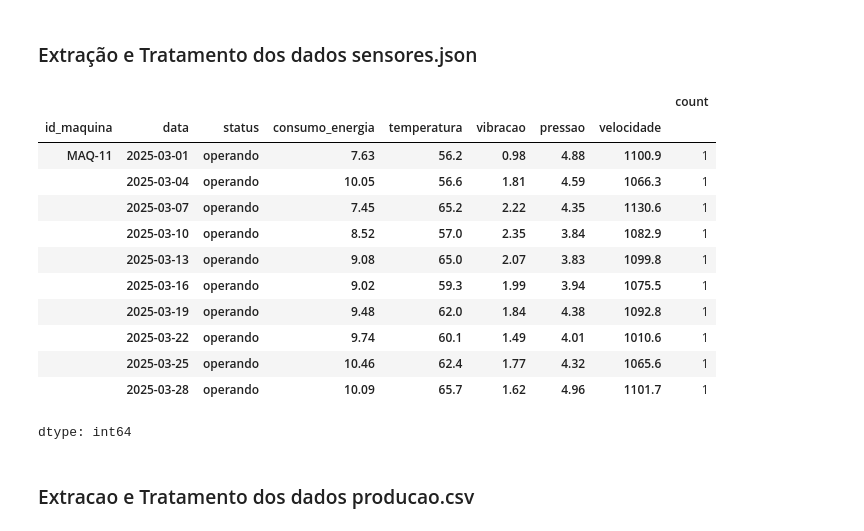
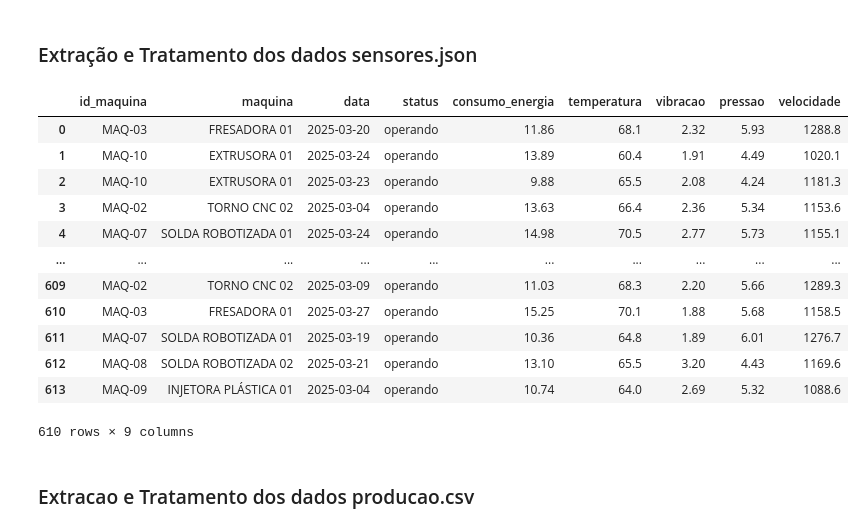
Before and after one commit to cirobezerradev/projeto-tecfor-industrial, a Jupyter notebook: Análise_de_Dados_Industriais.ipynb, the cells around one changed output. Drawn from its saved outputs; the diff is of its cells as text; code cells hidden in the pictures.

```diff
--- a/Análise_de_Dados_Industriais.ipynb
+++ b/Análise_de_Dados_Industriais.ipynb
@@ -45,44 +45,46 @@ cod_maquina = {
 # %%
 df_sensores = pd.read_json('/content/sensores.json')
 df_medicoes = pd.DataFrame(dict(df_sensores['medicoes'])).T
 
 df_sensores = df_sensores.drop(columns=['medicoes'], axis=1)
 
 df_sensores = pd.concat([df_sensores, df_medicoes], axis=1)
 
 # O df_sensores apresentou inconsistencia na quantidade de registro da serie 'temperaturas'
 # Etapa 1 verificar a quantidade de registos nulos
 # print(df_sensores.isna().sum())
 # Verificado 6 registros nulos
 # Etapa 2 substituir os valores nulos pela mediana
 df_sensores['temperatura'] = df_sensores['temperatura'].fillna(df_sensores['temperatura'].median())
 
 # Verificar duplicados
 # print(f'Duplicados: {df_sensores.duplicated().sum()}')
 # verificado 4 duplicados
 # Etapa 3 excluir duplicados
 df_sensores = df_sensores.drop_duplicates()
 # converter para datetime e padronizar o formato para futuro merge
 df_sensores['timestamp'] = pd.to_datetime(df_sensores['timestamp']).dt.strftime('%Y-%m-%d')
 # renomear a coluna timestamp para data
 df_sensores = df_sensores.rename(columns={'timestamp': 'data'})
 df_sensores['data'] = pd.to_datetime(df_sensores['data'])
 
-df_sensores[df_sensores['id_maquina']== 'MAQ-11'].value_counts()
+df_sensores.insert(1, 'maquina', df_sensores['id_maquina'].map(cod_maquina))
+
+df_sensores
 # %% [output]
-|  |  |  |  |  |  |  |  | count |
-| id_maquina | data | status | consumo_energia | temperatura | vibracao | pressao | velocidade |  |
-| MAQ-11 | 2025-03-01 | operando | 7.63 | 56.2 | 0.98 | 4.88 | 1100.9 | 1 |
-|  | 2025-03-04 | operando | 10.05 | 56.6 | 1.81 | 4.59 | 1066.3 | 1 |
-|  | 2025-03-07 | operando | 7.45 | 65.2 | 2.22 | 4.35 | 1130.6 | 1 |
-|  | 2025-03-10 | operando | 8.52 | 57.0 | 2.35 | 3.84 | 1082.9 | 1 |
-|  | 2025-03-13 | operando | 9.08 | 65.0 | 2.07 | 3.83 | 1099.8 | 1 |
-|  | 2025-03-16 | operando | 9.02 | 59.3 | 1.99 | 3.94 | 1075.5 | 1 |
-|  | 2025-03-19 | operando | 9.48 | 62.0 | 1.84 | 4.38 | 1092.8 | 1 |
-|  | 2025-03-22 | operando | 9.74 | 60.1 | 1.49 | 4.01 | 1010.6 | 1 |
-|  | 2025-03-25 | operando | 10.46 | 62.4 | 1.77 | 4.32 | 1065.6 | 1 |
-|  | 2025-03-28 | operando | 10.09 | 65.7 | 1.62 | 4.96 | 1101.7 | 1 |
+|  | id_maquina | maquina | data | status | consumo_energia | temperatura | vibracao | pressao | velocidade |
+| 0 | MAQ-03 | FRESADORA 01 | 2025-03-20 | operando | 11.86 | 68.1 | 2.32 | 5.93 | 1288.8 |
+| 1 | MAQ-10 | EXTRUSORA 01 | 2025-03-24 | operando | 13.89 | 60.4 | 1.91 | 4.49 | 1020.1 |
+| 2 | MAQ-10 | EXTRUSORA 01 | 2025-03-23 | operando | 9.88 | 65.5 | 2.08 | 4.24 | 1181.3 |
+| 3 | MAQ-02 | TORNO CNC 02 | 2025-03-04 | operando | 13.63 | 66.4 | 2.36 | 5.34 | 1153.6 |
+| 4 | MAQ-07 | SOLDA ROBOTIZADA 01 | 2025-03-24 | operando | 14.98 | 70.5 | 2.77 | 5.73 | 1155.1 |
+| ... | ... | ... | ... | ... | ... | ... | ... | ... | ... |
+| 609 | MAQ-02 | TORNO CNC 02 | 2025-03-09 | operando | 11.03 | 68.3 | 2.20 | 5.66 | 1289.3 |
+| 610 | MAQ-03 | FRESADORA 01 | 2025-03-27 | operando | 15.25 | 70.1 | 1.88 | 5.68 | 1158.5 |
+| 611 | MAQ-07 | SOLDA ROBOTIZADA 01 | 2025-03-19 | operando | 10.36 | 64.8 | 1.89 | 6.01 | 1276.7 |
+| 612 | MAQ-08 | SOLDA ROBOTIZADA 02 | 2025-03-21 | operando | 13.10 | 65.5 | 3.20 | 4.43 | 1169.6 |
+| 613 | MAQ-09 | INJETORA PLÁSTICA 01 | 2025-03-04 | operando | 10.74 | 64.0 | 2.69 | 5.32 | 1088.6 |
-dtype: int64
+610 rows × 9 columns
 # %% [markdown]
 ### Extracao e Tratamento dos dados producao.csv
 # %%
```
